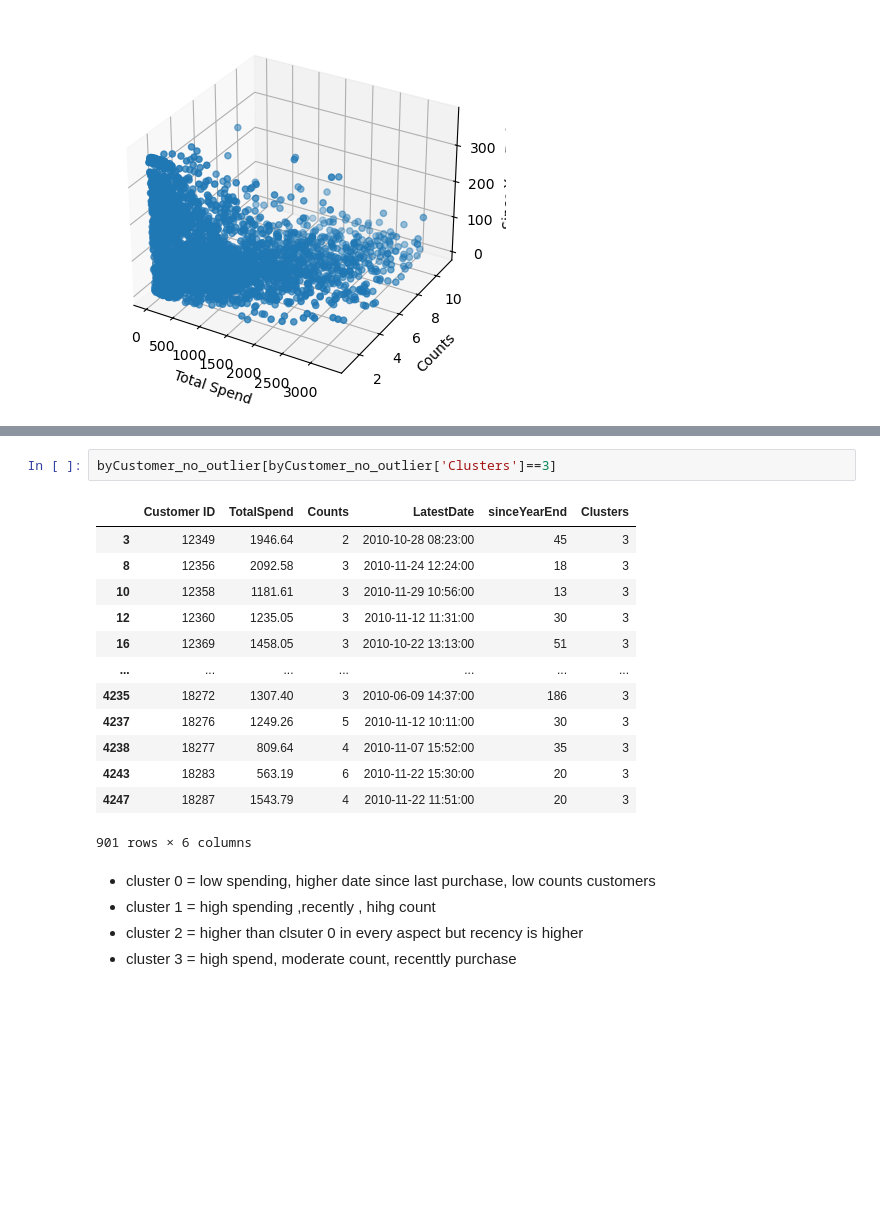
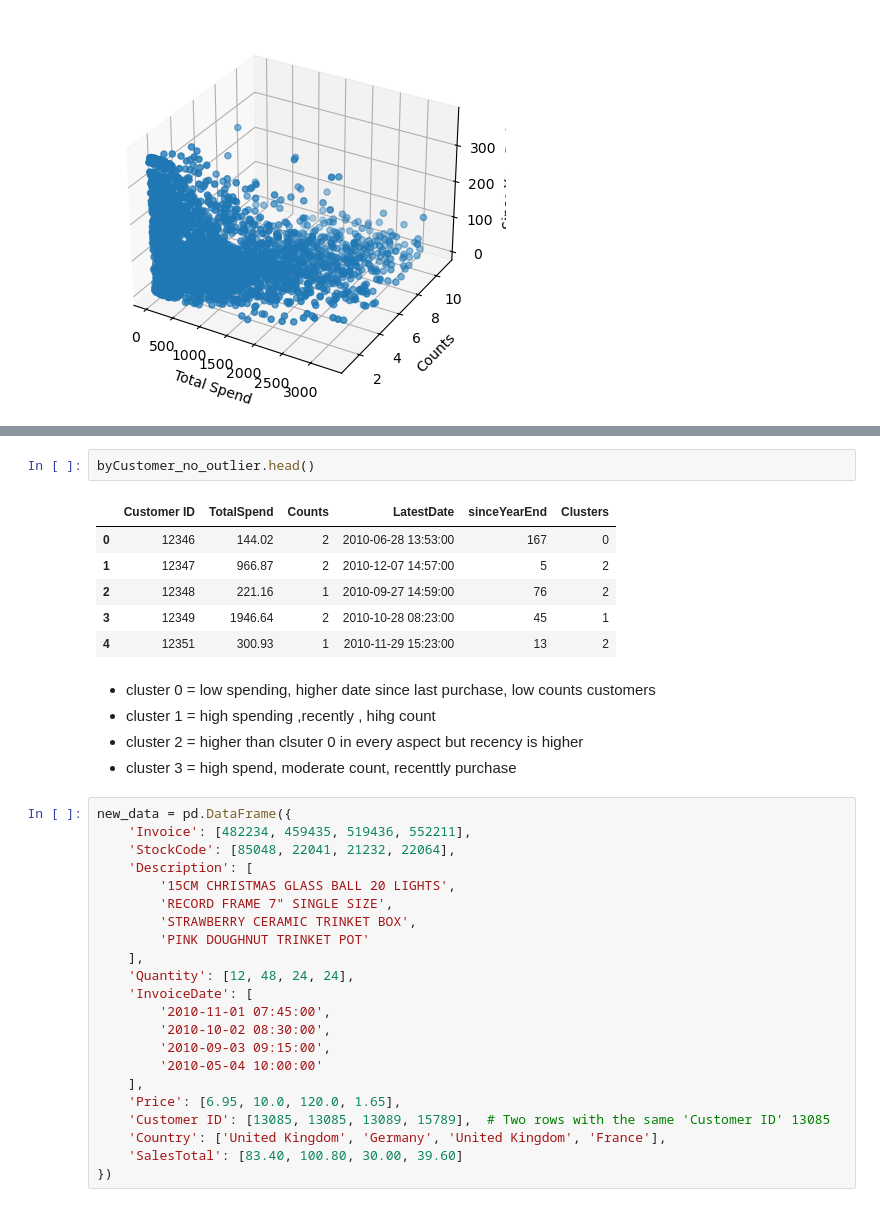
Before and after one commit to ASGP/DS_Customer_Kmeans, a Jupyter notebook: EDA.ipynb, the cells around one changed output, grey strips where cells are left out. Saved outputs shown, nothing was run; the diff lists cells and outputs as text; blank space fills up the shorter version.

```diff
--- a/EDA.ipynb
+++ b/EDA.ipynb
@@ -548,21 +590,36 @@ cluster_means
-# %%
-byCustomer_no_outlier[byCustomer_no_outlier['Clusters']==3]
-# %% [output]
-|  | Customer ID | TotalSpend | Counts | LatestDate | sinceYearEnd | Clusters |
-| 3 | 12349 | 1946.64 | 2 | 2010-10-28 08:23:00 | 45 | 3 |
-| 8 | 12356 | 2092.58 | 3 | 2010-11-24 12:24:00 | 18 | 3 |
-| 10 | 12358 | 1181.61 | 3 | 2010-11-29 10:56:00 | 13 | 3 |
-| 12 | 12360 | 1235.05 | 3 | 2010-11-12 11:31:00 | 30 | 3 |
-| 16 | 12369 | 1458.05 | 3 | 2010-10-22 13:13:00 | 51 | 3 |
-| ... | ... | ... | ... | ... | ... | ... |
-| 4235 | 18272 | 1307.40 | 3 | 2010-06-09 14:37:00 | 186 | 3 |
-| 4237 | 18276 | 1249.26 | 5 | 2010-11-12 10:11:00 | 30 | 3 |
-| 4238 | 18277 | 809.64 | 4 | 2010-11-07 15:52:00 | 35 | 3 |
-| 4243 | 18283 | 563.19 | 6 | 2010-11-22 15:30:00 | 20 | 3 |
-| 4247 | 18287 | 1543.79 | 4 | 2010-11-22 11:51:00 | 20 | 3 |
-901 rows × 6 columns
+# %%
+byCustomer_no_outlier.head()
+# %% [output]
+|  | Customer ID | TotalSpend | Counts | LatestDate | sinceYearEnd | Clusters |
+| 0 | 12346 | 144.02 | 2 | 2010-06-28 13:53:00 | 167 | 0 |
+| 1 | 12347 | 966.87 | 2 | 2010-12-07 14:57:00 | 5 | 2 |
+| 2 | 12348 | 221.16 | 1 | 2010-09-27 14:59:00 | 76 | 2 |
+| 3 | 12349 | 1946.64 | 2 | 2010-10-28 08:23:00 | 45 | 1 |
+| 4 | 12351 | 300.93 | 1 | 2010-11-29 15:23:00 | 13 | 2 |
 # %% [markdown]
 - cluster 0 = low spending, higher date since last purchase, low counts customers
 - cluster 1 = high spending ,recently , hihg count
 - cluster 2 = higher than clsuter 0 in every aspect  but recency is higher
 - cluster 3 = high spend, moderate count, recenttly purchase
+# %%
+new_data = pd.DataFrame({
+    'Invoice': [482234, 459435, 519436, 552211],
+    'StockCode': [85048, 22041, 21232, 22064],
+    'Description': [
+        '15CM CHRISTMAS GLASS BALL 20 LIGHTS',
+        'RECORD FRAME 7" SINGLE SIZE',
+        'STRAWBERRY CERAMIC TRINKET BOX',
+        'PINK DOUGHNUT TRINKET POT'
+    ],
+    'Quantity': [12, 48, 24, 24],
+    'InvoiceDate': [
+        '2010-11-01 07:45:00',
+        '2010-10-02 08:30:00',
+        '2010-09-03 09:15:00',
+        '2010-05-04 10:00:00'
+    ],
+    'Price': [6.95, 10.0, 120.0, 1.65],
+    'Customer ID': [13085, 13085, 13089, 15789],  # Two rows with the same 'Customer ID' 13085
+    'Country': ['United Kingdom', 'Germany', 'United Kingdom', 'France'],
+    'SalesTotal': [83.40, 100.80, 30.00, 39.60]
+})
```
Also changed, not shown: parts of 48 cells of this notebook, 3 other files.
